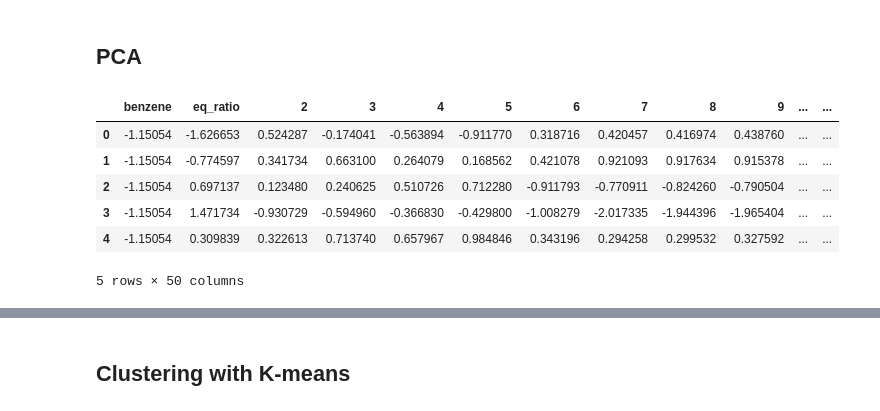
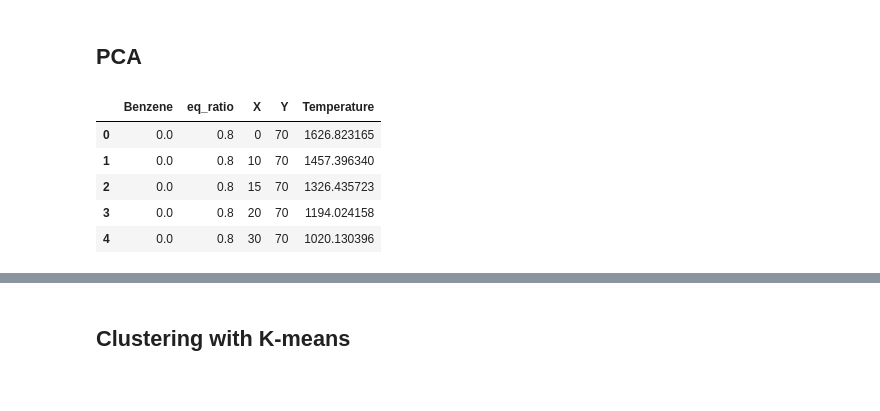
Before and after one commit to alesspiscopo/Data-Driven-MILD, a Jupyter notebook: Benzene.ipynb, the cells around one changed output, grey strips where cells are left out. Cells and saved outputs as stored; diff of their text form; code cells hidden in the pictures.

```diff
--- a/Benzene.ipynb
+++ b/Benzene.ipynb
@@ -165,14 +165,13 @@ Text(0, 0.5, 'Temperature [K]')
 # %% [markdown]
 ## PCA
 # %%
-df_std = (df-np.mean(df,axis=0))/np.std(df,axis=0) # auto (standard) scaling
-df_std.head()
+df_xy = pd.read_csv('test_reduced.csv',index_col=0)
+df_xy.head()
 # %% [output]
-|  | benzene | eq_ratio | 2 | 3 | 4 | 5 | 6 | 7 | 8 | 9 | ... | ... |
-| 0 | -1.15054 | -1.626653 | 0.524287 | -0.174041 | -0.563894 | -0.911770 | 0.318716 | 0.420457 | 0.416974 | 0.438760 | ... | ... |
-| 1 | -1.15054 | -0.774597 | 0.341734 | 0.663100 | 0.264079 | 0.168562 | 0.421078 | 0.921093 | 0.917634 | 0.915378 | ... | ... |
-| 2 | -1.15054 | 0.697137 | 0.123480 | 0.240625 | 0.510726 | 0.712280 | -0.911793 | -0.770911 | -0.824260 | -0.790504 | ... | ... |
-| 3 | -1.15054 | 1.471734 | -0.930729 | -0.594960 | -0.366830 | -0.429800 | -1.008279 | -2.017335 | -1.944396 | -1.965404 | ... | ... |
-| 4 | -1.15054 | 0.309839 | 0.322613 | 0.713740 | 0.657967 | 0.984846 | 0.343196 | 0.294258 | 0.299532 | 0.327592 | ... | ... |
+|  | Benzene | eq_ratio | X | Y | Temperature |
+| 0 | 0.0 | 0.8 | 0 | 70 | 1626.823165 |
+| 1 | 0.0 | 0.8 | 10 | 70 | 1457.396340 |
+| 2 | 0.0 | 0.8 | 15 | 70 | 1326.435723 |
+| 3 | 0.0 | 0.8 | 20 | 70 | 1194.024158 |
+| 4 | 0.0 | 0.8 | 30 | 70 | 1020.130396 |
-5 rows × 50 columns
 # %%
```
Also changed, not shown: parts of 9 cells of this notebook.
